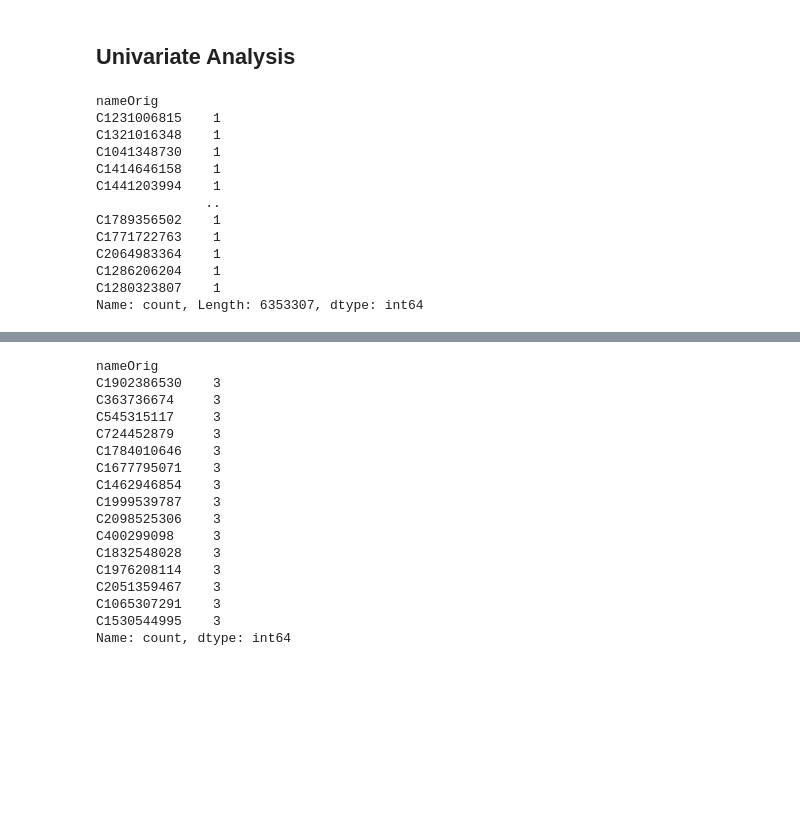
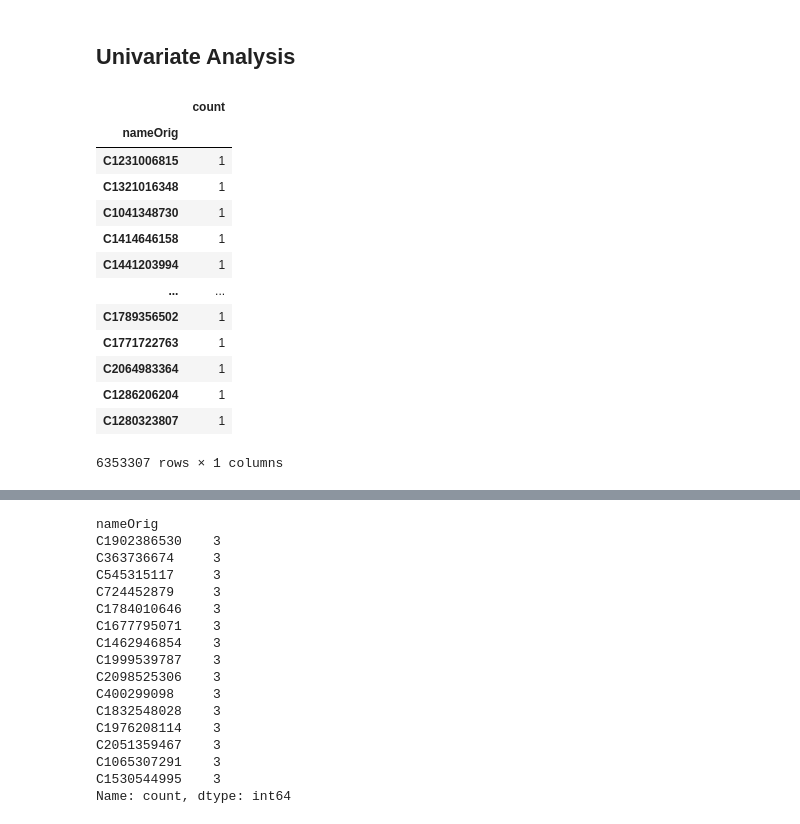
Before and after one commit to thetechleila/FinancialFraudData_EDA, a Jupyter notebook: eda01_initial_analysis/FinFraudEDA_01.ipynb, the cells around one changed output, grey strips where cells are left out. Saved outputs shown, nothing was run; the diff lists cells and outputs as text; code cells hidden in the pictures; blank space fills up the shorter version.

```diff
--- a/eda01_initial_analysis/FinFraudEDA_01.ipynb
+++ b/eda01_initial_analysis/FinFraudEDA_01.ipynb
@@ -100,24 +95,25 @@ df.describe()
 # %%
 #Examine the nameOrig column to determine amount of accounts that have only initiated 1 transaction
 one_time_acc = df["nameOrig"].drop_duplicates()
-one_time_acc.value_counts()
+one_time_acc = one_time_acc.value_counts(ascending=False)
 
-
+one_time_acc.to_frame()
 #There are 6,353,307 accounts that have initiated 1 transaction at this bank
 # %% [output]
+|  | count |
+| nameOrig |  |
+| C1231006815 | 1 |
+| C1321016348 | 1 |
+| C1041348730 | 1 |
+| C1414646158 | 1 |
+| C1441203994 | 1 |
+| ... | ... |
+| C1789356502 | 1 |
+| C1771722763 | 1 |
+| C2064983364 | 1 |
+| C1286206204 | 1 |
+| C1280323807 | 1 |
-nameOrig
-C1231006815    1
-C1321016348    1
-C1041348730    1
-C1414646158    1
-C1441203994    1
-              ..
-C1789356502    1
-C1771722763    1
-C2064983364    1
-C1286206204    1
-C1280323807    1
-Name: count, Length: 6353307, dtype: int64
+6353307 rows × 1 columns
 # %%
 #Examine the nameOrig column for unique value count and possible patterns
 
```
Also changed, not shown: parts of 7 cells of this notebook.
